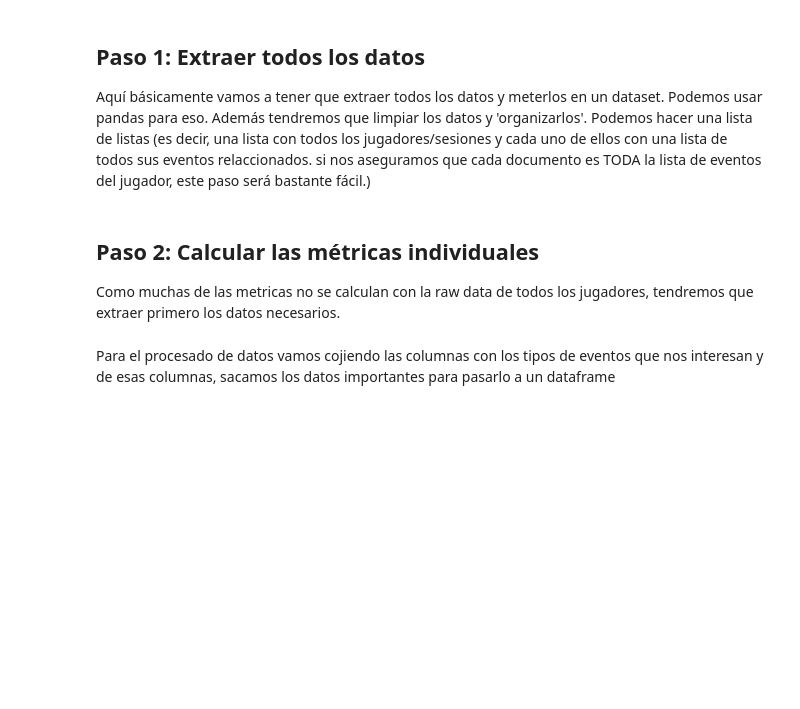
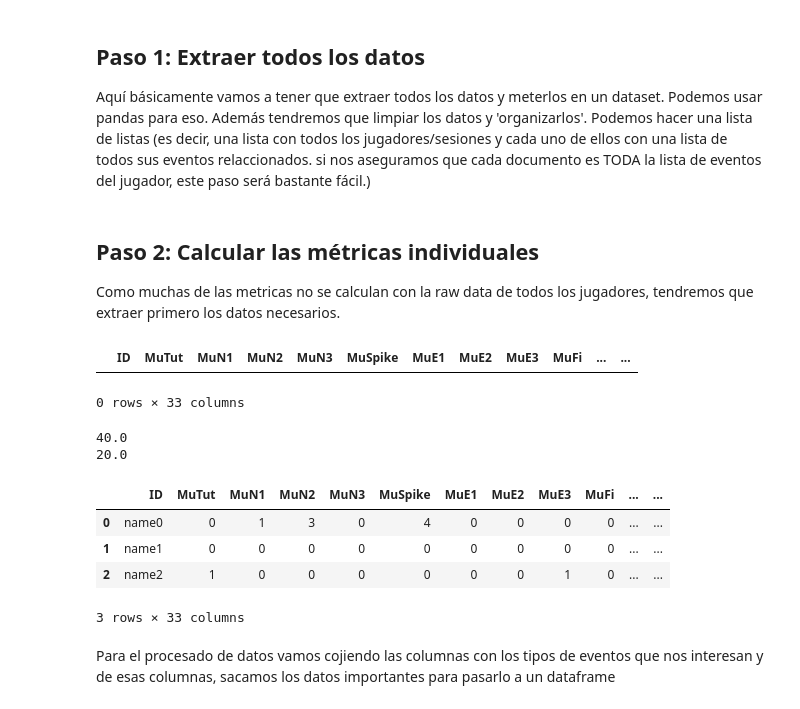
Before and after one commit to JulianSerranoChacon/True-UAJ, a Jupyter notebook: Analisis/Analisis.ipynb, the cells around one changed output. Cells and saved outputs as stored; diff of their text form; code cells hidden in the pictures; blank space fills up the shorter version.

```diff
--- a/Analisis/Analisis.ipynb
+++ b/Analisis/Analisis.ipynb
@@ -42,7 +42,7 @@ col_names =  ['ID','MuTut', 'MuN1', 'MuN2', 'MuN3',
               'DamTut', 'DamN1', 'DamN2', 'DamN3',
               'DamSpike', 'DamE1', 'DamE2', 'DamE3', 'DamFi', 'DamIc',
               'Heal', 'OvHeal',
-              'ISesTime', 'SesTime', 'TimTut', 'TimN1', 'TimN2', 'TimN3']
+              'ISesTime', 'TimTut', 'TimN1', 'TimN2', 'TimN3','SesTime']
 event_names =["sesStart","sesEnd","playerDeath","playerCP","playerEnd",
               "playerHeal","playerHit","enBulHit","enMelHit","playMel","playShot"]
 
@@ -52,6 +52,9 @@ singleDf  = pd.DataFrame(columns = col_names)
 
 # show the dataframe
 singleDf
+# %% [output]
+|  | ID | MuTut | MuN1 | MuN2 | MuN3 | MuSpike | MuE1 | MuE2 | MuE3 | MuFi | ... | ... |
+0 rows × 33 columns
 # %%
 #%%writefile filespy/jugadores.py
 
@@ -88,36 +91,44 @@ for i in range(len(jug)):
                 case "playShot":
                     dataJug[11]=len(currEvent)
                 case "enBulHit":
                     dataJug[12]=len(currEvent)
                 case "playMel":
                     dataJug[13]=len(currEvent)
                 case "enMelHit":
                     dataJug[14]=len(currEvent)
                 case "playerHit":
                     for j in range(4):
                          dataJug[15+j]=sum(currEvent[currEvent["levelID"]==j+2]["hitDamage"].values.tolist())
                     for j in range(6):
                         dataJug[19+j]=sum(currEvent[currEvent["hitCause"]==j]["hitDamage"].values.tolist())
                 case "playerHeal":
                     dataJug[25] =len(currEvent)
                     prevHealth=sum(currEvent["previousHealth"].values.tolist())
                     healAmount=sum(currEvent["healingAmount"].values.tolist())
                     finalHealth=sum(currEvent["finalHealth"].values.tolist())
                     dataJug[26]=prevHealth+healAmount-finalHealth
                     print(dataJug[26])
                 case "sesStart":
                     dataJug[27]= currEvent["time"].values[0]
-                case "sesEnd":
-                    dataJug[28]= currEvent["time"].values[0]
                 case "playerEnd":
                     for j in range(4):
                         if(len (currEvent[currEvent["levelID"]==2+j])>0):
-                            dataJug[29+j]= currEvent[currEvent["levelID"]==2+j]["time"].values[0]-dataJug[27]
+                            dataJug[28+j]= currEvent[currEvent["levelID"]==2+j]["time"].values[0]-dataJug[27+j]
+                case "sesEnd":
+                    dataJug[32]= currEvent["time"].values[0]
 
 
     singleDf.loc[i] = dataJug
 
 singleDf
+# %% [output]
+40.0
+20.0
+|  | ID | MuTut | MuN1 | MuN2 | MuN3 | MuSpike | MuE1 | MuE2 | MuE3 | MuFi | ... | ... |
+| 0 | name0 | 0 | 1 | 3 | 0 | 4 | 0 | 0 | 0 | 0 | ... | ... |
+| 1 | name1 | 0 | 0 | 0 | 0 | 0 | 0 | 0 | 0 | 0 | ... | ... |
+| 2 | name2 | 1 | 0 | 0 | 0 | 0 | 0 | 0 | 1 | 0 | ... | ... |
+3 rows × 33 columns
 # %% [markdown]
 Para el procesado de datos vamos cojiendo las columnas con los tipos de eventos que nos interesan y de esas columnas, sacamos los datos importantes para pasarlo a un dataframe
 # %% [markdown]
```
Also changed, not shown: parts of 3 cells of this notebook.
